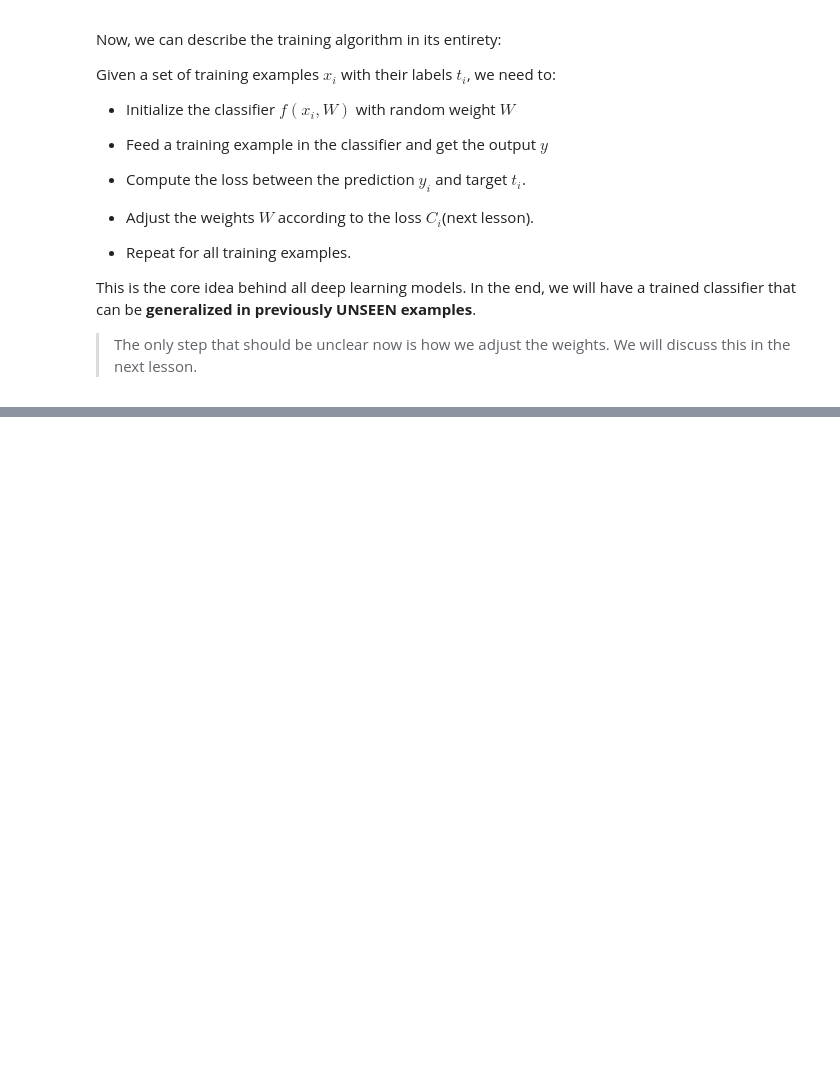
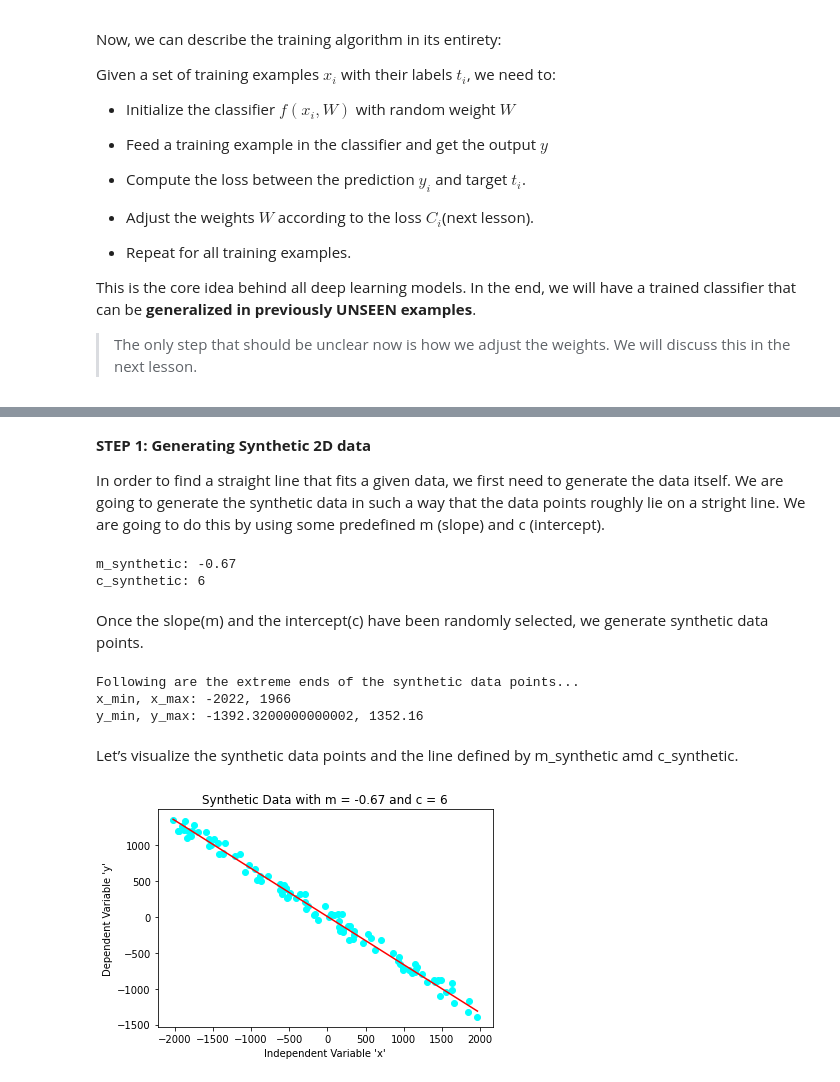
Before and after one commit to CUTe-EmbeddedAI/DLIVA_CV_5Day_Workshop, a Jupyter notebook: day2/01_Introduction_and_Linear_Classifiers.ipynb, the cells around one changed output, grey strips where cells are left out. Drawn from its saved outputs; the diff is of its cells as text; code cells hidden in the pictures; blank space fills up the shorter version.

```diff
--- a/day2/01_Introduction_and_Linear_Classifiers.ipynb
+++ b/day2/01_Introduction_and_Linear_Classifiers.ipynb
@@ -186,0 +207,66 @@ This is the core idea behind all deep learning models. In the end, we will have
+# %% [markdown]
+**STEP 1: Generating Synthetic 2D data**
+
+In order to find a straight line that fits a given data, we first need to generate the data itself. We are going to generate the synthetic data in such a way that the data points roughly lie on a stright line. We are going to do this by using some predefined m (slope) and c (intercept).
+# %%
+# Defining the range of 'x', the independent variable
+x_range = [-2000, 2000]
+
+# Defining the extent of noise, which would be added to both the dependent as well as the independent variable
+deviation = 100
+
+# For the data points to roughly fall on a staright line, we need to define the slope and the intercept of that line
+# Let's intoduce some randomness in the slope and intercept selection process
+m_synthetic = random.randint(-100, 100)/100. # m_synthetic is real number from the set(-1.0, -0.99, -0.98 ...., 0.98, 0.99, 1.0)
+c_synthetic = random.randint(-10, 10)        # c_synthetic is an integer from the set(-10, -9, -8 ..., 8, 9, 10)
+
+print('\nm_synthetic: {}'.format(m_synthetic))
+print('c_synthetic: {}'.format(c_synthetic))
+# %% [output]
+m_synthetic: -0.67
+c_synthetic: 6
+# %% [markdown]
+Once the slope(m) and the intercept(c) have been randomly selected, we generate synthetic data points.
+# %%
+# Defining the number of data points to be generated
+num_points = 100
+
+# Let's generate the synthetic data points
+x_list = []
+y_list = []
+for _ in range(num_points):
+
+    # Selecting a random integer from the predefined range
+    x = random.randint(x_range[0] , x_range[1])
+
+    # Calculating the dependent valiable 'y' using the formula of a straight line y = mx + c
+    y = m_synthetic*x + c_synthetic
+
+    # Randomly choosing the deviation (noise) for both the dependent as well as the independent variable, so that the dataset becomes a little noisy
+    deviation_x = random.randint(-deviation , deviation)
+    deviation_y = random.randint(-deviation , deviation)
+
+    # Finally, appending the noisy data points in the respective lists
+    x_list.append(x + deviation_x)
+    y_list.append(y + deviation_y)
+
+x_min, y_min, x_max, y_max = min(x_list) , min(y_list) , max(x_list) , max(y_list)
+print('\nFollowing are the extreme ends of the synthetic data points...')
+print('x_min, x_max: {}, {}'.format(x_min, x_max))
+print('y_min, y_max: {}, {}'.format(y_min, y_max))
+# %% [output]
+Following are the extreme ends of the synthetic data points...
+x_min, x_max: -2022, 1966
+y_min, y_max: -1392.3200000000002, 1352.16
+# %% [markdown]
+Let’s visualize the synthetic data points and the line defined by m_synthetic amd c_synthetic.
+# %%
+# Let's now visualize how the synthetic data looks like
+plt.scatter(x_list, y_list , color = 'cyan')
+plt.plot((x_min, x_max), (m_synthetic*x_min + c_synthetic, m_synthetic*x_max + c_synthetic), color = 'r')
+plt.title('Synthetic Data with m = {} and c = {}'.format(m_synthetic, c_synthetic))
+plt.xlabel("Independent Variable 'x'")
+plt.ylabel("Dependent Variable 'y'")
+plt.savefig('synthetic_m_and_c.jpg')
+# %% [output]
+[figure, added]
```
Also changed, not shown: parts of 20 cells of this notebook.
